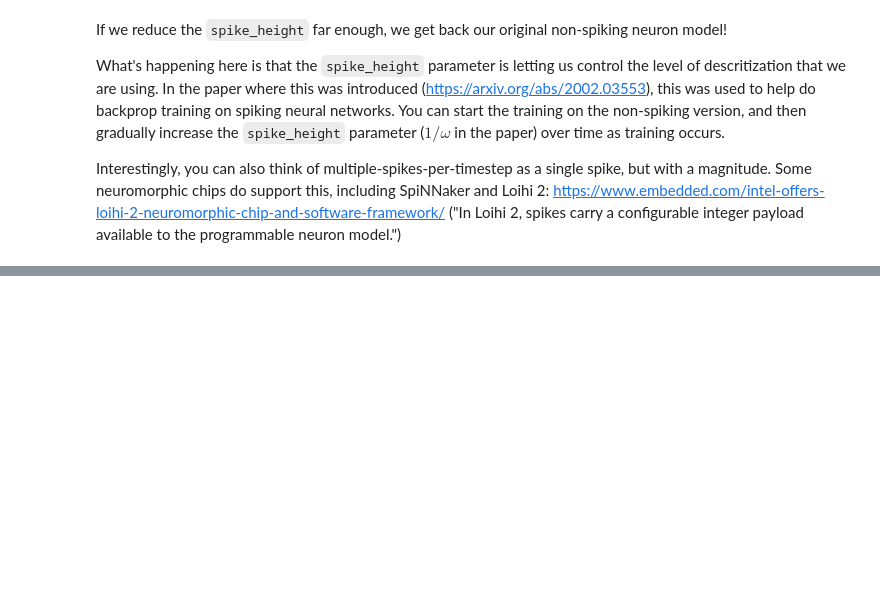
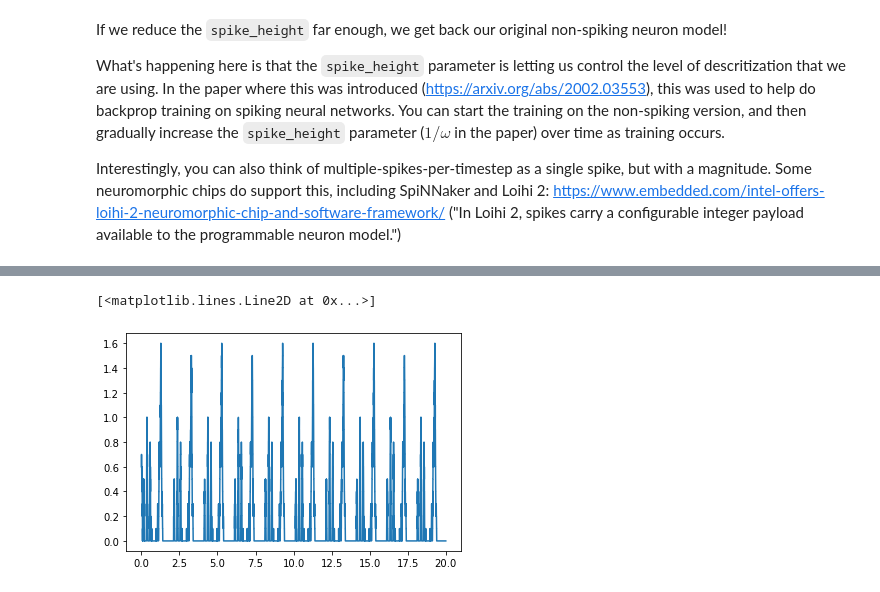
Before and after one commit to tcstewar/testing_notebooks, a Jupyter notebook: Converting non-spiking neurons to spiking neurons.ipynb, the cells around one changed output, grey strips where cells are left out. Drawn from its saved outputs; the diff is of its cells as text; code cells hidden in the pictures; blank space fills up the shorter version.

```diff
--- a/Converting non-spiking neurons to spiking neurons.ipynb
+++ b/Converting non-spiking neurons to spiking neurons.ipynb
@@ -243,0 +348,5 @@ Interestingly, you can also think of multiple-spikes-per-timestep as a single sp
+# %%
+plt.plot(sim.trange(), sim.data[p][:,0])
+# %% [output]
+[<matplotlib.lines.Line2D at 0x...>]
+[figure, added]
```
Also changed, not shown: parts of 2 cells of this notebook.
